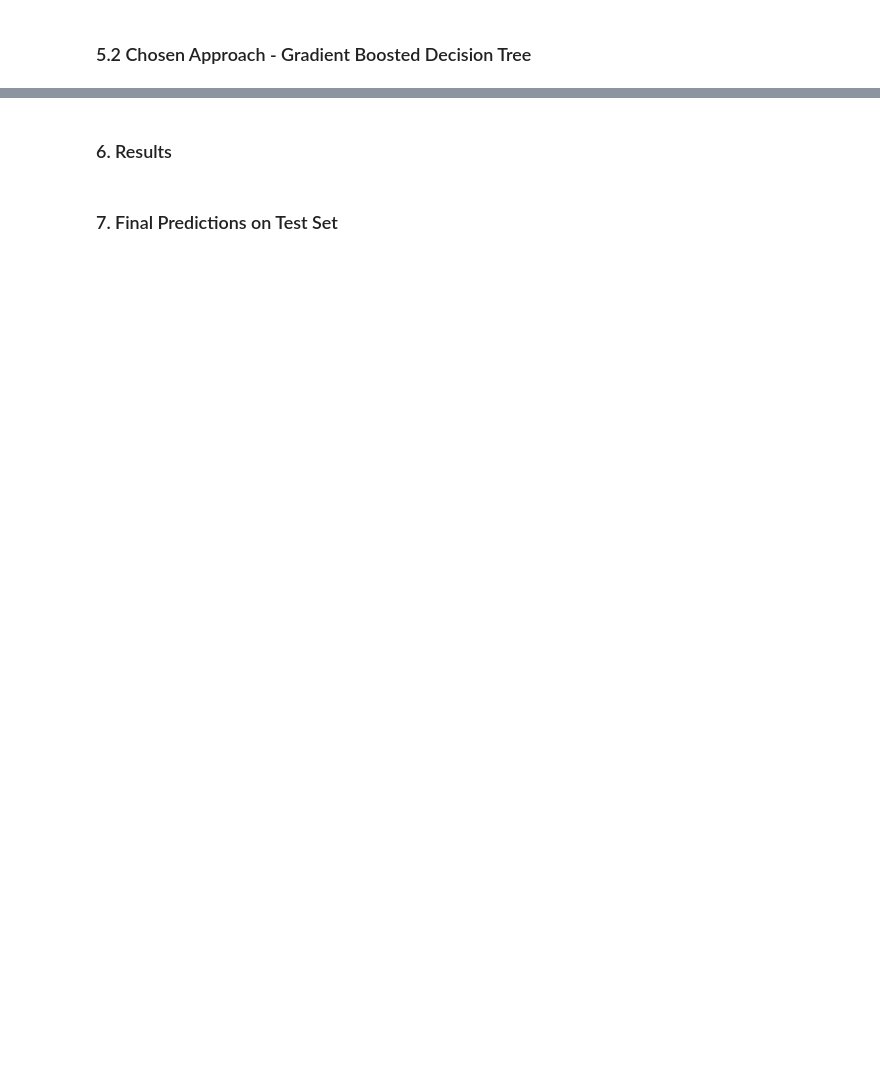
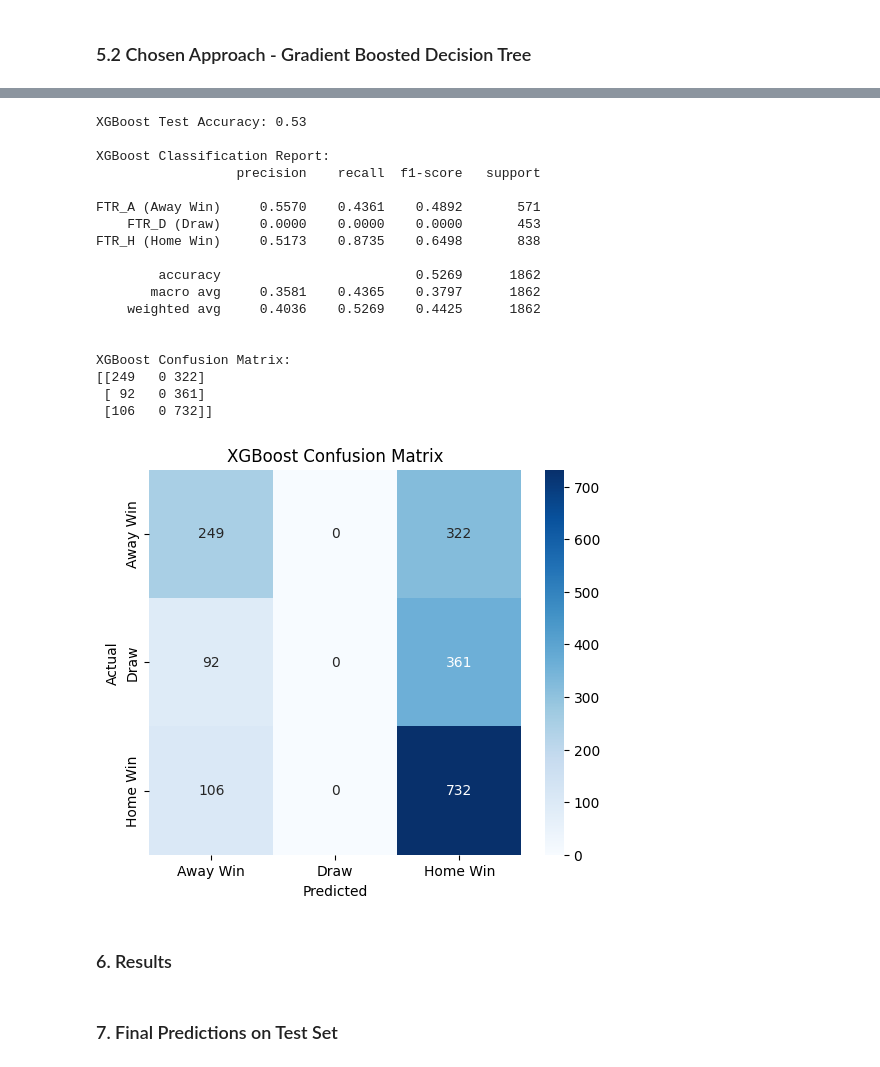
Before and after one commit to SavaniSawaikar/EPL-Prediction, a Jupyter notebook: notebooks/notebook.ipynb, the cells around one changed output, grey strips where cells are left out. Drawn from its saved outputs; the diff is of its cells as text; code cells hidden in the pictures; blank space fills up the shorter version.

```diff
--- a/notebooks/notebook.ipynb
+++ b/notebooks/notebook.ipynb
@@ -143,3 +260,29 @@ get_market_val(2000, 2025)
+# %%
+# Ensure the scraped DataFrame has the same columns as 'df'
+# Define the expected column structure (same as df's structure)
+columns = ['Date', 'HomeTeam', 'AwayTeam', 'FTHG', 'FTAG', 'FTR', 'HTHG', 'HTAG', 'HTR',
+           'Referee', 'HS', 'AS', 'HST', 'AST', 'HC', 'AC', 'HF', 'AF', 'HY', 'AY', 'HR', 'AR']
+
+# Reverse the scraped DataFrame so older matches appear first
+scraped_df = scraped_df[::-1].reset_index(drop=True)
+
+# Convert the Date column to the desired format: DD/MM/YYYY
+scraped_df['Date'] = pd.to_datetime(scraped_df['Date'], format='%A %d %B %Y').dt.strftime('%d/%m/%Y')
+
+# Replace team names in HomeTeam and AwayTeam columns
+scraped_df['HomeTeam'] = scraped_df['HomeTeam'].replace({'Spurs': 'Tottenham', 'Man Utd': 'Man United'})
+scraped_df['AwayTeam'] = scraped_df['AwayTeam'].replace({'Spurs': 'Tottenham', 'Man Utd': 'Man United'})
+
+# Add missing columns to the scraped DataFrame
+for col in columns:
+    if col not in scraped_df.columns:
+        scraped_df[col] = None
+
+# Reorder the columns in the scraped DataFrame to match 'df'
+scraped_df = scraped_df[columns]
+
+# Append the scraped data to the existing DataFrame
+df = pd.concat([df, scraped_df], ignore_index=True)
 # %% [markdown]
 #### 3.3. Exploring Scraped Data
 # %% [markdown]
@@ -1548,29 +1896,49 @@ plt.show()
 # %%
 # Make predictions on the test set
 y_pred_xgb = xgb_clf.predict(X_test)
 
 # Calculate test accuracy
 test_accuracy_xgb = accuracy_score(y_test_single, y_pred_xgb)
 print(f"XGBoost Test Accuracy: {test_accuracy_xgb:.2f}")
 
 # Generate classification report
 print("\nXGBoost Classification Report:")
-print(classification_report(y_test_single, y_pred_xgb, target_names=['FTR_A (Home Win)', 'FTR_D (Draw)', 'FTR_H (Away Win)'], digits=4))
+print(classification_report(y_test_single, y_pred_xgb, target_names=['FTR_A (Away Win)', 'FTR_D (Draw)', 'FTR_H (Home Win)'], digits=4))
 
 # Generate confusion matrix
 print("\nXGBoost Confusion Matrix:")
 conf_matrix = confusion_matrix(y_test_single, y_pred_xgb)
 print(conf_matrix)
 
 # Visualize the confusion matrix
 plt.figure(figsize=(6,5))
 sns.heatmap(conf_matrix, annot=True, fmt='d', cmap='Blues',
-            xticklabels=['Home Win', 'Draw', 'Away Win'],
-            yticklabels=['Home Win', 'Draw', 'Away Win'])
+            xticklabels=['Away Win', 'Draw', 'Home Win'],
+            yticklabels=['Away Win', 'Draw', 'Home Win'])
 plt.xlabel('Predicted')
 plt.ylabel('Actual')
 plt.title('XGBoost Confusion Matrix')
 plt.show()
+# %% [output]
+XGBoost Test Accuracy: 0.53
+
+XGBoost Classification Report:
+                  precision    recall  f1-score   support
+
+FTR_A (Away Win)     0.5570    0.4361    0.4892       571
+    FTR_D (Draw)     0.0000    0.0000    0.0000       453
+FTR_H (Home Win)     0.5173    0.8735    0.6498       838
+
+        accuracy                         0.5269      1862
+       macro avg     0.3581    0.4365    0.3797      1862
+    weighted avg     0.4036    0.5269    0.4425      1862
+
+
+XGBoost Confusion Matrix:
+[[249   0 322]
+ [ 92   0 361]
+ [106   0 732]]
+[figure, added]
 # %% [markdown]
 ### 6. Results
 # %% [markdown]
```
Also changed, not shown: parts of 35 cells of this notebook, 27 other files.
